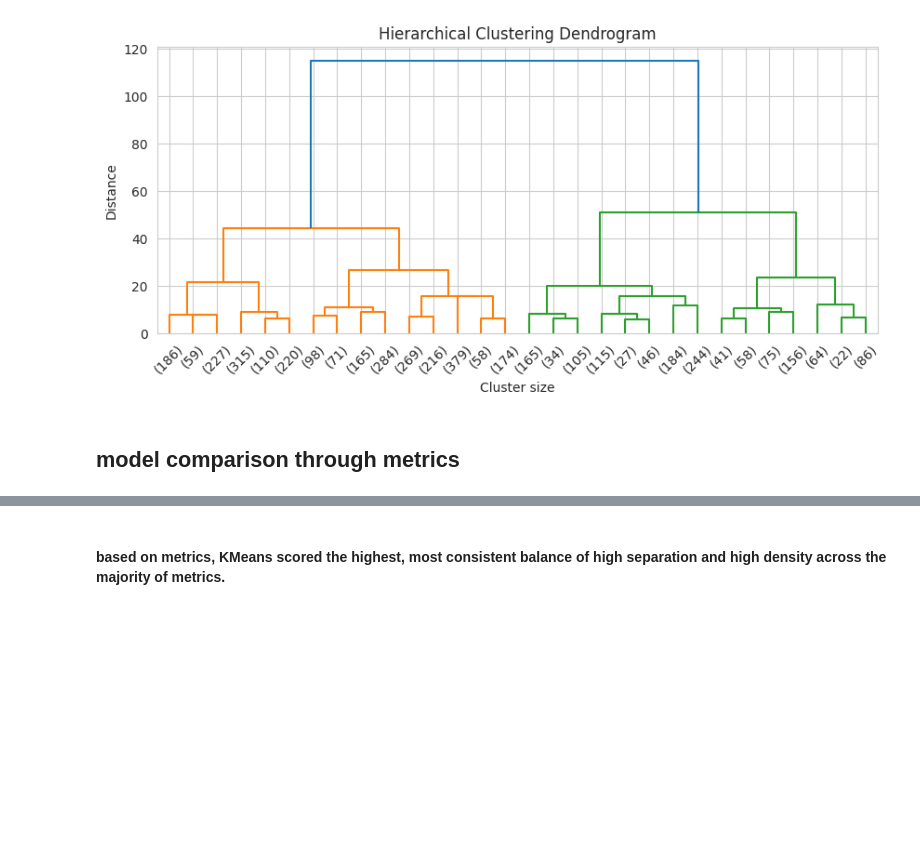
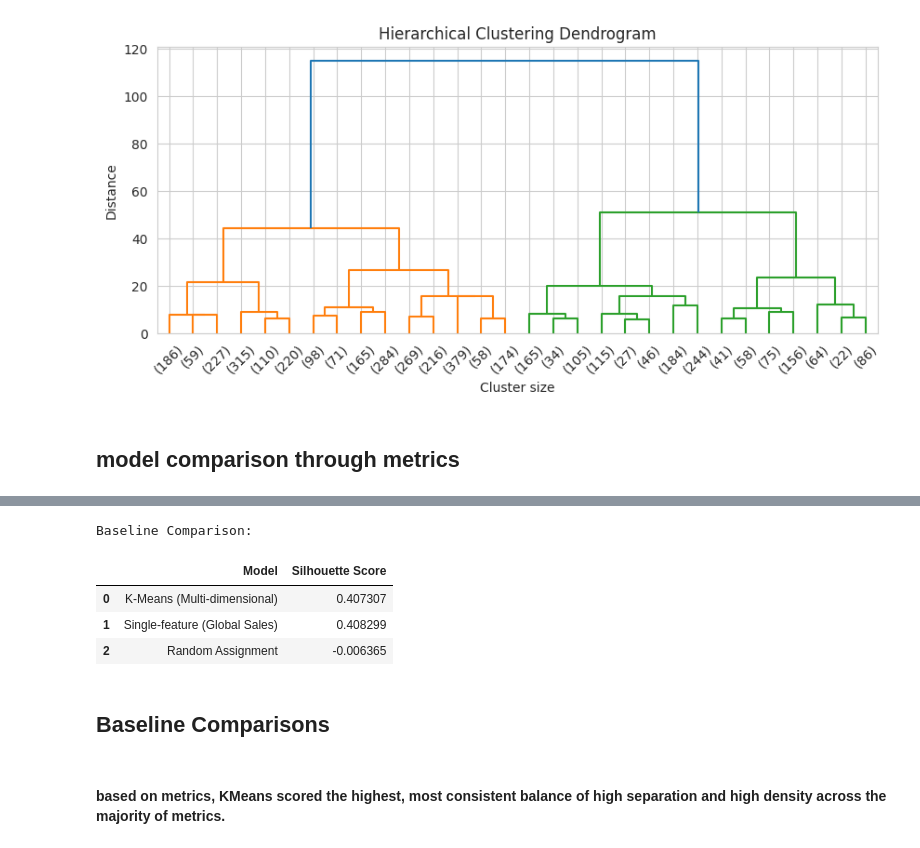
Before and after one commit to Cegeurun/CCADMACL_PROJECT, a Jupyter notebook: CCADMACL_PROJECT.ipynb, the cells around one changed output, grey strips where cells are left out. Cells and saved outputs as stored; diff of their text form; code cells hidden in the pictures; blank space fills up the shorter version.

```diff
--- a/CCADMACL_PROJECT.ipynb
+++ b/CCADMACL_PROJECT.ipynb
@@ -649,5 +647,38 @@ Lower Davies-Bouldin = better
 | 1 | DBSCAN | 0.222004 | 0.563679 | 27.678317 |
 | 2 | Hierarchical | 0.382224 | 0.906255 | 4278.103574 |
+# %%
+# Baseline 1: Random three-cluster assignment
+np.random.seed(42)
+y_random = np.random.randint(0, 3, size=len(X_reduced))
+sil_random = silhouette_score(X_reduced, y_random)
+
+# Baseline 2: Single-feature (Global Sales only) clustering
+# Extract first principal component (which captures most variance from Global Sales)
+X_global_sales_only = X_reduced[:, 0].reshape(-1, 1)
+kmeans_single_feature = KMeans(n_clusters=3, random_state=42, n_init=10)
+y_single_feature = kmeans_single_feature.fit_predict(X_global_sales_only)
+sil_single_feature = silhouette_score(X_reduced, y_single_feature)
+
+# Calculate improvement percentages
+improvement_over_random = ((sil_kmeans - sil_random) / abs(sil_random)) * 100
+improvement_over_single = ((sil_kmeans - sil_single_feature) / abs(sil_single_feature)) * 100
+
+# Create baseline comparison table
+baseline_df = pd.DataFrame({
+    'Model': ['K-Means (Multi-dimensional)', 'Single-feature (Global Sales)', 'Random Assignment'],
+    'Silhouette Score': [sil_kmeans, sil_single_feature, sil_random]
+})
+
+print("Baseline Comparison:")
+display(baseline_df)
+# %% [output]
+Baseline Comparison:
+|  | Model | Silhouette Score |
+| 0 | K-Means (Multi-dimensional) | 0.407307 |
+| 1 | Single-feature (Global Sales) | 0.408299 |
+| 2 | Random Assignment | -0.006365 |
+# %% [markdown]
+## Baseline Comparisons
 # %% [markdown]
 #### based on metrics, KMeans scored the highest, most consistent balance of high separation and high density across the majority of metrics.
 # %% [markdown]
```
Also changed, not shown: parts of 7 cells of this notebook, 1 other file.
